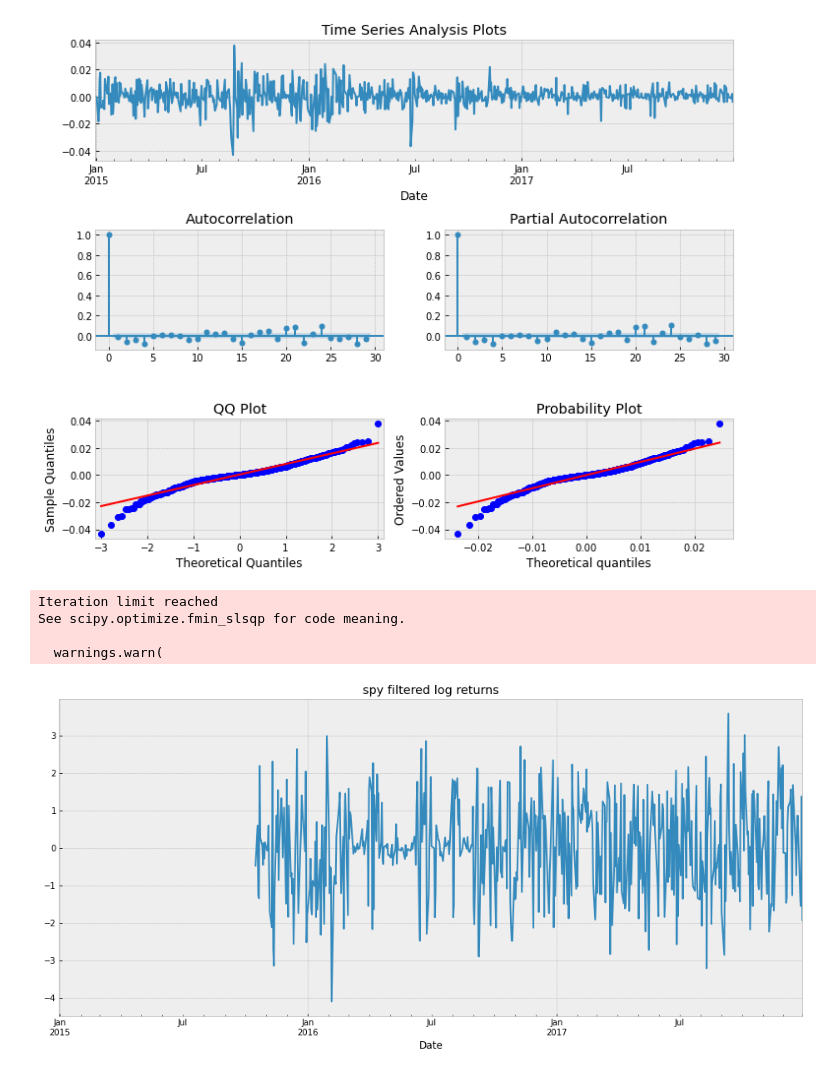
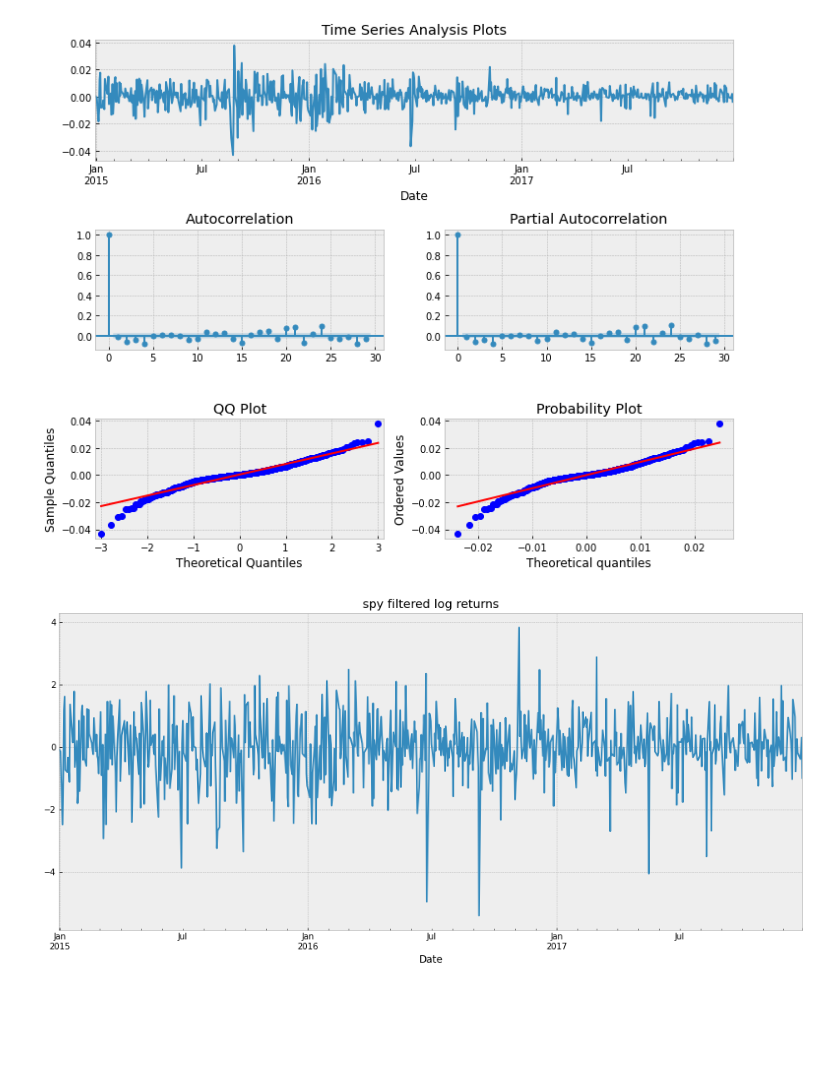
Before and after one commit to krems/cmf_case_1_week, a Jupyter notebook: blah-blah.ipynb, the cells around one changed output. Cells and saved outputs as stored; diff of their text form; code cells hidden in the pictures; blank space fills up the shorter version.

Commit message:
best fit garch params selected backtest fixed position constraints introduced

```diff
--- a/blah-blah.ipynb
+++ b/blah-blah.ipynb
@@ -44,0 +50,8 @@ INITIAL_CASH = 500000
+# %%
+MEAN_MODEL = "Constant"
+VOL_MODEL = "Garch"
+DISTRIBUTION_ = "Normal"
+# %%
+p_ = 2
+o_ = 0
+q_ = 2
@@ -90,9 +125,11 @@ def arch_filtered_series(returns: pd.Series,
     scaling_const = 10.0 / returns.std()
 
     model = arch_model(scaling_const * returns,
-                       mean=mean, lags=lag, # mean = Constant, ARX, HARX + the number of lags
-                       vol=vol, p=p, o=o, q=q, # vol = Garch, EGARCH, HARCH + the number of lags
-                       dist=dist) # dist = Normal, t, skewstudent, ged
+                       mean=mean,
+                       lags=lag,
+                       vol=vol,
+                       p=p, o=o, q=q,
+                       dist=dist)
 
     res = model.fit(update_freq=0, disp='off')
     stand_residuals = res.resid / res.conditional_volatility
@@ -190,17 +229,15 @@ tsplot(spy)
 # %% [output]
 [figure]
 # %%
-spyf, spy_means, spy_vars = arch_filtered_series(spy, lag=GARCH_LAG, forecast_horizon=GARCH_REFIT_DELAY_DAYS)
+spyf, spy_means, spy_vars = arch_filtered_series(spy, lag=GARCH_LAG, forecast_horizon=GARCH_REFIT_DELAY_DAYS,
+                                                mean=MEAN_MODEL, vol=VOL_MODEL, dist=DISTRIBUTION_,
+                                                p=p_, o=o_, q=q_)
 plt.figure(figsize=(16,7))
 spyf.plot()
 plt.title("spy filtered log returns")
 plt.show()
 # %% [output]
-Iteration limit reached
-See scipy.optimize.fmin_slsqp for code meaning.
-
-  warnings.warn(
-[figure, old version]
+[figure, new version]
 # %%
 tsplot(spyf)
 # %% [output]
```
Also changed, not shown: parts of 29 cells of this notebook.
